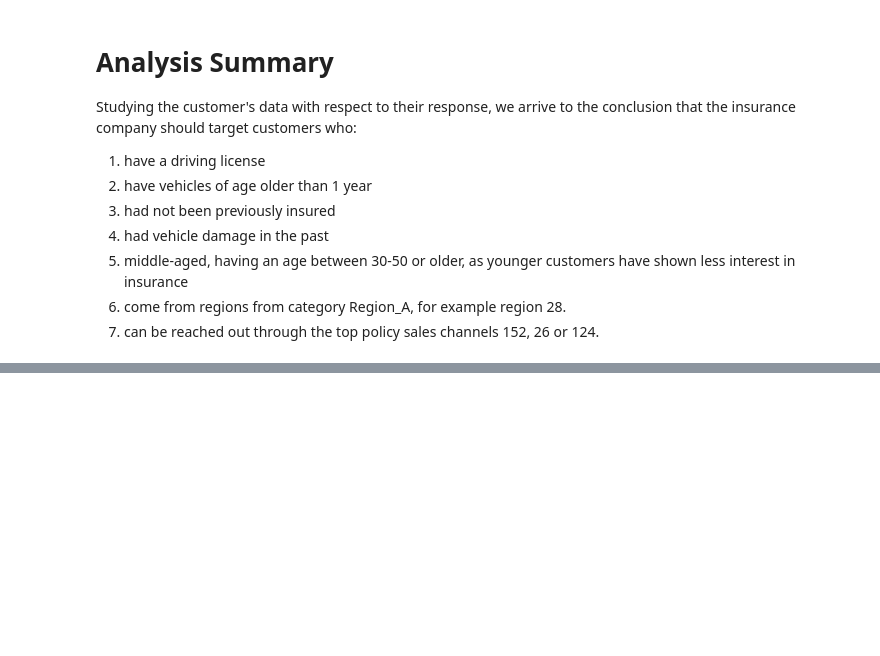
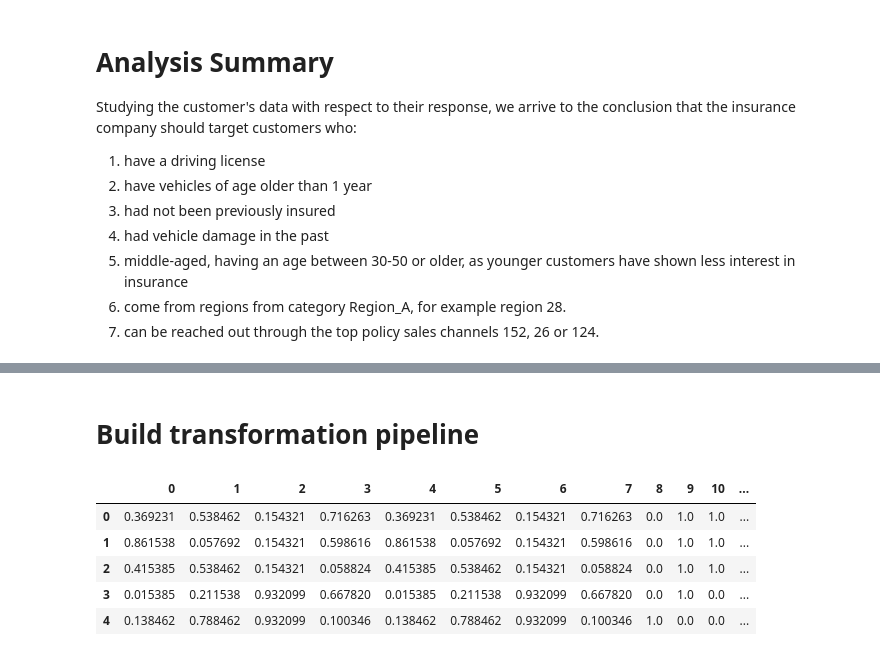
Before and after one commit to keresztesbeata/Intelligent-Systems-Lab, a Jupyter notebook: Health-Insurance-Cross-Sell-Prediction/Car_insurance.ipynb, the cells around one changed output, grey strips where cells are left out. Saved outputs shown, nothing was run; the diff lists cells and outputs as text; code cells hidden in the pictures; blank space fills up the shorter version.

```diff
--- a/Health-Insurance-Cross-Sell-Prediction/Car_insurance.ipynb
+++ b/Health-Insurance-Cross-Sell-Prediction/Car_insurance.ipynb
@@ -1155,0 +1276,2 @@ Studying the customer's data with respect to their response, we arrive to the co
+# %% [markdown]
+# Build transformation pipeline
@@ -1155,0 +1341,10 @@ Studying the customer's data with respect to their response, we arrive to the co
+# %%
+test_data_processing_pipeline = full_pipeline.fit_transform(train_data)
+pd.DataFrame(test_data_processing_pipeline).head()
+# %% [output]
+|  | 0 | 1 | 2 | 3 | 4 | 5 | 6 | 7 | 8 | 9 | 10 | ... |
+| 0 | 0.369231 | 0.538462 | 0.154321 | 0.716263 | 0.369231 | 0.538462 | 0.154321 | 0.716263 | 0.0 | 1.0 | 1.0 | ... |
+| 1 | 0.861538 | 0.057692 | 0.154321 | 0.598616 | 0.861538 | 0.057692 | 0.154321 | 0.598616 | 0.0 | 1.0 | 1.0 | ... |
+| 2 | 0.415385 | 0.538462 | 0.154321 | 0.058824 | 0.415385 | 0.538462 | 0.154321 | 0.058824 | 0.0 | 1.0 | 1.0 | ... |
+| 3 | 0.015385 | 0.211538 | 0.932099 | 0.667820 | 0.015385 | 0.211538 | 0.932099 | 0.667820 | 0.0 | 1.0 | 0.0 | ... |
+| 4 | 0.138462 | 0.788462 | 0.932099 | 0.100346 | 0.138462 | 0.788462 | 0.932099 | 0.100346 | 1.0 | 0.0 | 0.0 | ... |
```
Also changed, not shown: parts of 52 cells of this notebook, 1 other file.
